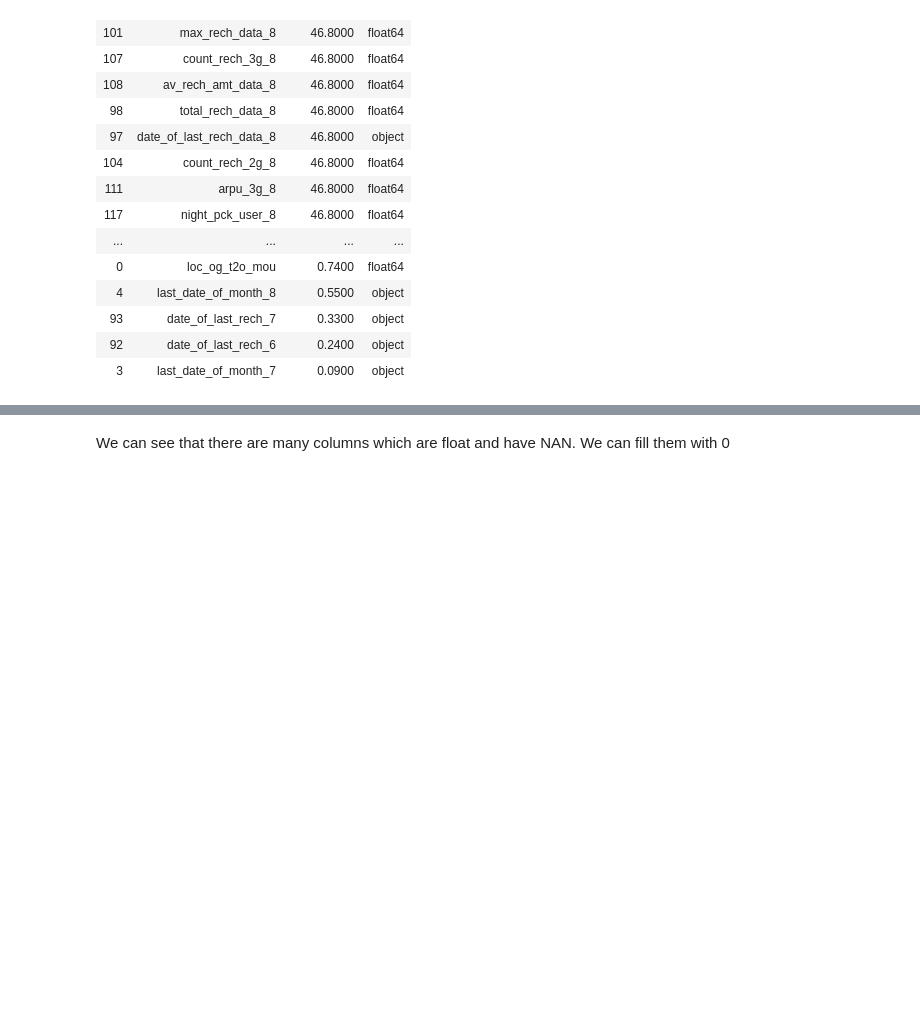
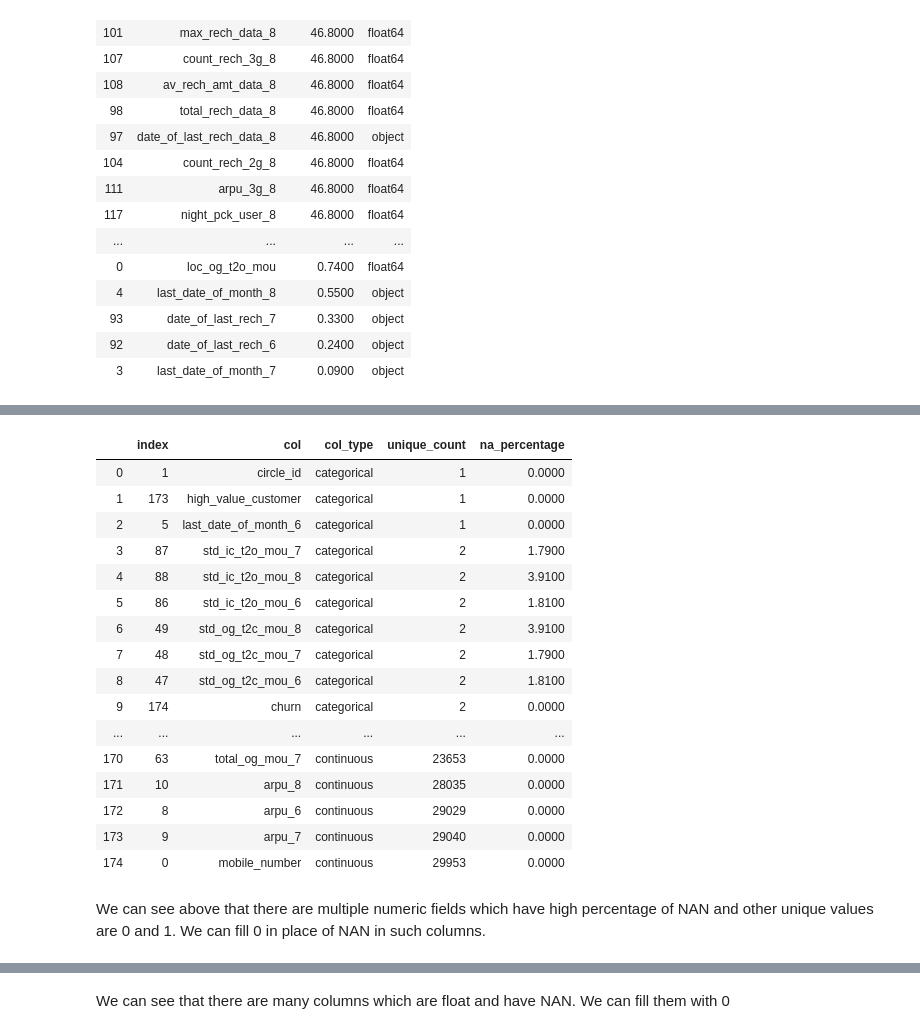
Before and after one commit to ashwanikumar04/telecom-churn-case-study, a Jupyter notebook: telecom-churn.ipynb, the cells around one changed output, grey strips where cells are left out. Saved outputs shown, nothing was run; the diff lists cells and outputs as text; code cells hidden in the pictures; blank space fills up the shorter version.

```diff
--- a/telecom-churn.ipynb
+++ b/telecom-churn.ipynb
@@ -172,0 +190,32 @@ nan_df
+# %%
+def segregate_columns(df, n=10):
+    segregation = [{
+        "col": c,
+        "col_type": 'continuous' if df[c].nunique(dropna=False) > n else 'categorical',
+        "unique_count": df[c].nunique(dropna=False),
+         "na_percentage": round(100 * (df[c].isnull().sum() / len(df[c].index)), 2),
+    } for c in df.columns]
+    return pd.DataFrame.from_records(segregation).sort_values(by=['unique_count'],
+                                                           ascending=True).reset_index()
+# %%
+segregate_columns(telecom_data)
+# %% [output]
+|  | index | col | col_type | unique_count | na_percentage |
+| 0 | 1 | circle_id | categorical | 1 | 0.0000 |
+| 1 | 173 | high_value_customer | categorical | 1 | 0.0000 |
+| 2 | 5 | last_date_of_month_6 | categorical | 1 | 0.0000 |
+| 3 | 87 | std_ic_t2o_mou_7 | categorical | 2 | 1.7900 |
+| 4 | 88 | std_ic_t2o_mou_8 | categorical | 2 | 3.9100 |
+| 5 | 86 | std_ic_t2o_mou_6 | categorical | 2 | 1.8100 |
+| 6 | 49 | std_og_t2c_mou_8 | categorical | 2 | 3.9100 |
+| 7 | 48 | std_og_t2c_mou_7 | categorical | 2 | 1.7900 |
+| 8 | 47 | std_og_t2c_mou_6 | categorical | 2 | 1.8100 |
+| 9 | 174 | churn | categorical | 2 | 0.0000 |
+| ... | ... | ... | ... | ... | ... |
+| 170 | 63 | total_og_mou_7 | continuous | 23653 | 0.0000 |
+| 171 | 10 | arpu_8 | continuous | 28035 | 0.0000 |
+| 172 | 8 | arpu_6 | continuous | 29029 | 0.0000 |
+| 173 | 9 | arpu_7 | continuous | 29040 | 0.0000 |
+| 174 | 0 | mobile_number | continuous | 29953 | 0.0000 |
+# %% [markdown]
+We can see above that there are multiple numeric fields which have high percentage of NAN and other unique values are 0 and 1. We can fill 0 in place of NAN in such columns.
```
Also changed, not shown: parts of 18 cells of this notebook.
